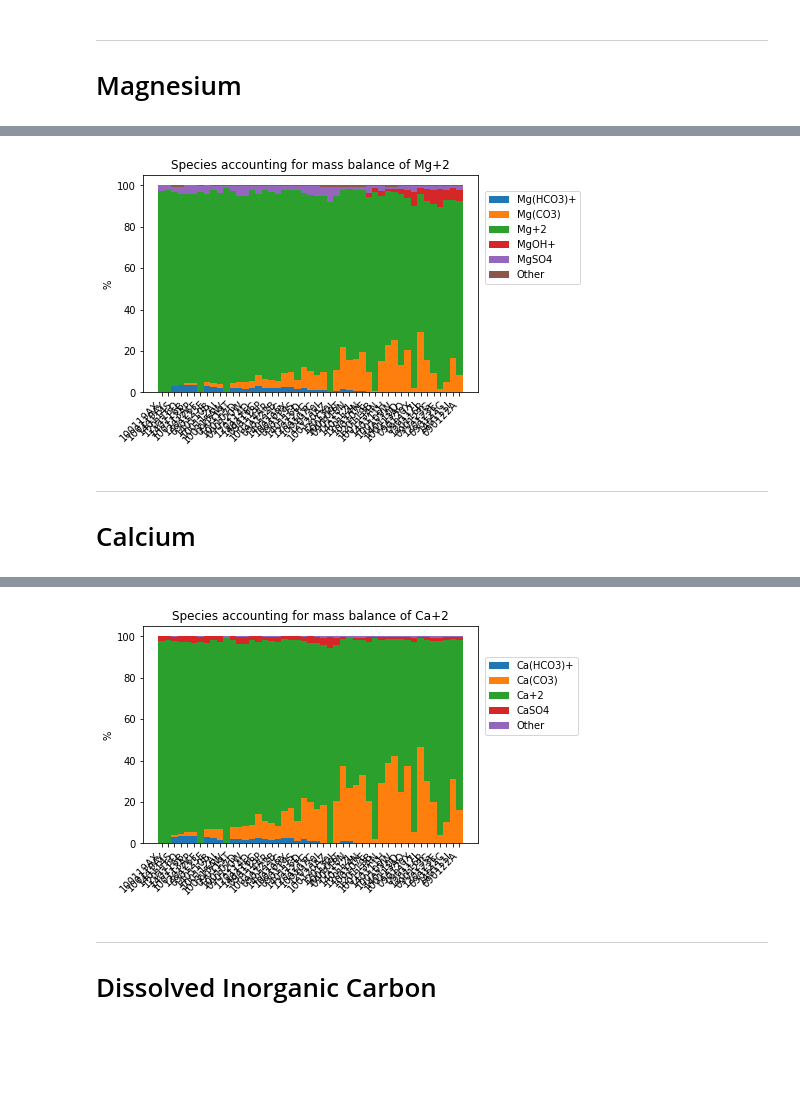
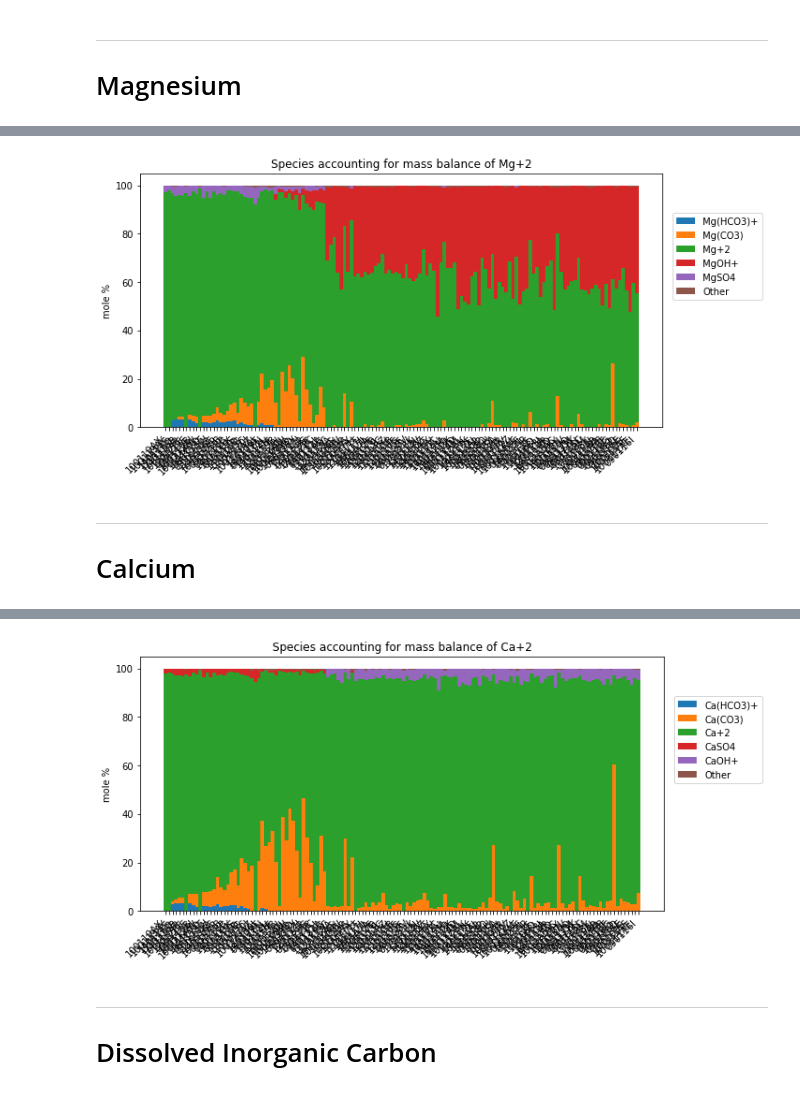
Before and after one commit to worm-portal/WORM-Library, a Jupyter notebook: WORKSHOP/WorkshopDemo.ipynb, the cells around one changed output, grey strips where cells are left out. Cells and saved outputs as stored; diff of their text form; code cells hidden in the pictures; blank space fills up the shorter version.

```diff
--- a/WORKSHOP/WorkshopDemo.ipynb
+++ b/WORKSHOP/WorkshopDemo.ipynb
@@ -176,6 +174,7 @@ import AqEquil
 ae = AqEquil.AqEquil()
 # %%
 # perform a speciation calculation
-speciation = ae.speciate(input_filename="leong2021_small.csv",
-                         exclude=["Year", "Area"]) # exclude metadata columns
+speciation = ae.speciate(input_filename="leong2021.csv",
+                         exclude=["Year", "Area"], # exclude metadata columns
+                         report_filename="leong_report.csv") # create a CSV of results
 # %% [output]
@@ -204,3 +203,6 @@ speciation.barplot("pH")
+# %%
+import matplotlib.pyplot as plt
+plt.rcParams['figure.figsize'] = [10, 5] # make plots larger
 # %% [markdown]
 ---
 # Silicon
@@ -221,7 +223,7 @@ speciation.plot_mass_contribution("SiO2", width=1,
 speciation.plot_mass_contribution("Mg+2", width=1, sort_by='pH',
     sort_y_by=['Mg(HCO3)+', 'Mg(CO3)', 'Mg+2', 'MgOH+', 'MgSO4', 'Other'])
 # %% [output]
-[figure, old version]
+[figure, new version]
 # %% [markdown]
 ---
 # Calcium
@@ -229,9 +231,9 @@ speciation.plot_mass_contribution("Mg+2", width=1, sort_by='pH',
 <img src="https://gitlab.com/worm1/worm-figures/-/raw/master/WORKSHOP/ca.png" width=400>
 # %%
 speciation.plot_mass_contribution("Ca+2", width=1, sort_by='pH',
-    sort_y_by=['Ca(HCO3)+', 'Ca(CO3)', 'Ca+2', 'CaSO4', 'Other'])
+    sort_y_by=['Ca(HCO3)+', 'Ca(CO3)', 'Ca+2', 'CaSO4', 'CaOH+', 'Other'])
 # %% [output]
-[figure, old version]
+[figure, new version]
 # %% [markdown]
 ---
 # Dissolved Inorganic Carbon
```
Also changed, not shown: parts of 13 cells of this notebook, 12 other files.
